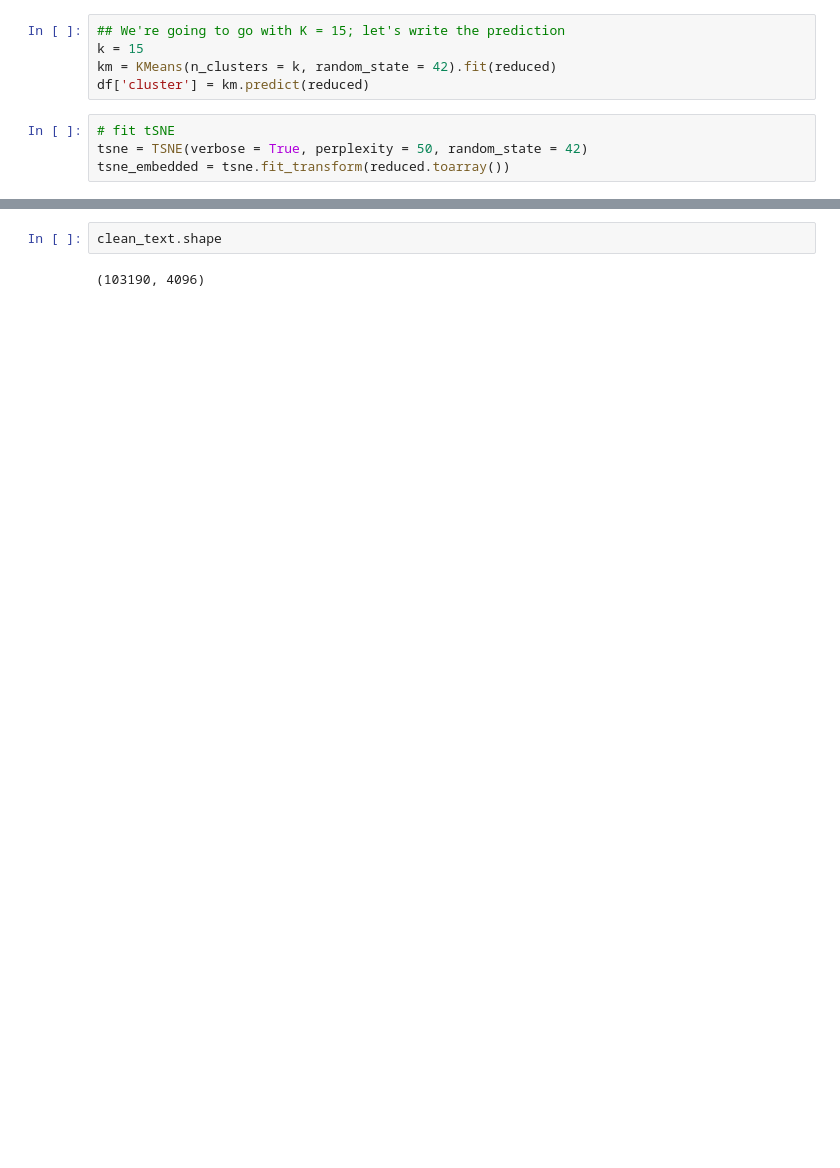
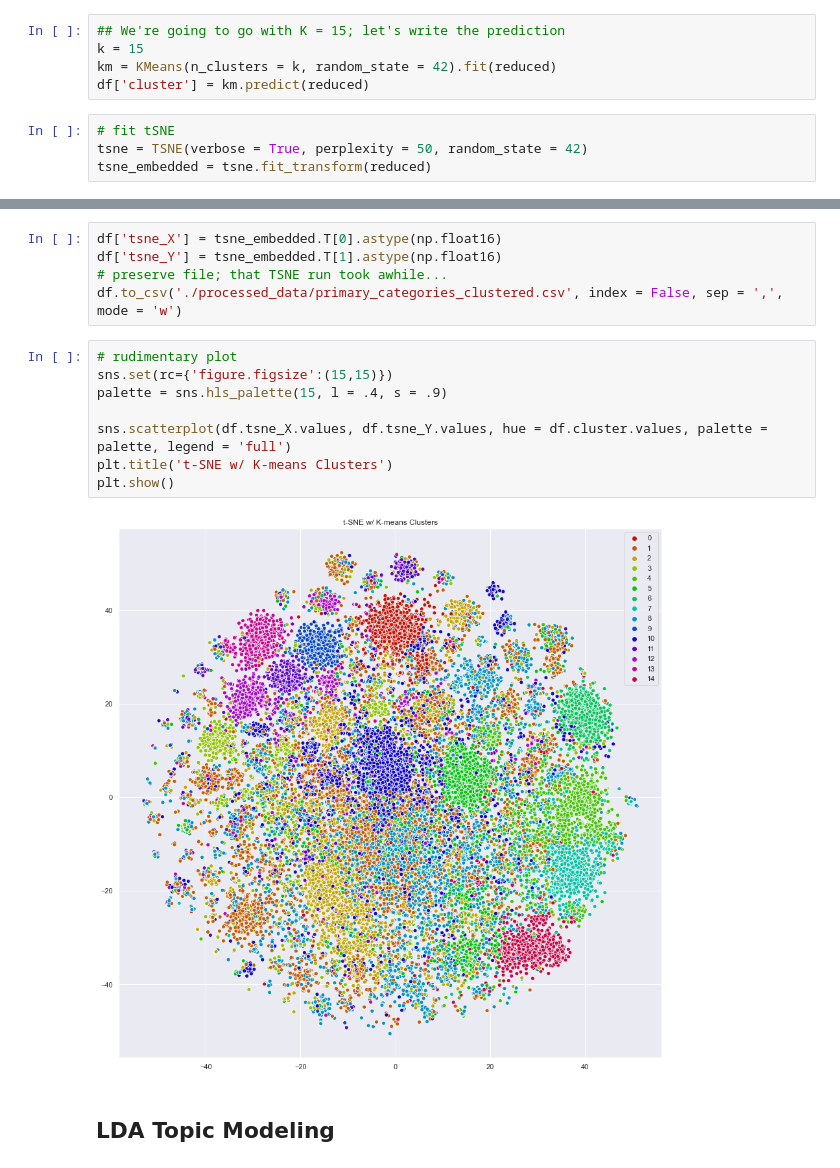
Before and after one commit to cbenge509/arxiv-ai-analysis, a Jupyter notebook: Clustering and Topic Modeling.ipynb, the cells around one changed output, grey strips where cells are left out. Saved outputs shown, nothing was run; the diff lists cells and outputs as text; blank space fills up the shorter version.

```diff
--- a/Clustering and Topic Modeling.ipynb
+++ b/Clustering and Topic Modeling.ipynb
@@ -193,5 +204,5 @@ df['cluster'] = km.predict(reduced)
 # %%
 # fit tSNE
 tsne = TSNE(verbose = True, perplexity = 50, random_state = 42)
-tsne_embedded = tsne.fit_transform(reduced.toarray())
+tsne_embedded = tsne.fit_transform(reduced)
 # %% [output]
@@ -200,5 +226,18 @@ KeyboardInterrupt:
-# %%
-clean_text.shape
-# %% [output]
-(103190, 4096)
+# %%
+df['tsne_X'] = tsne_embedded.T[0].astype(np.float16)
+df['tsne_Y'] = tsne_embedded.T[1].astype(np.float16)
+# preserve file; that TSNE run took awhile...
+df.to_csv('./processed_data/primary_categories_clustered.csv', index = False, sep = ',', mode = 'w')
+# %%
+# rudimentary plot
+sns.set(rc={'figure.figsize':(15,15)})
+palette = sns.hls_palette(15, l = .4, s = .9)
+
+sns.scatterplot(df.tsne_X.values, df.tsne_Y.values, hue = df.cluster.values, palette = palette, legend = 'full')
+plt.title('t-SNE w/ K-means Clusters')
+plt.show()
+# %% [output]
+[figure, added]
+# %% [markdown]
+## LDA Topic Modeling
 # %%
```
Also changed, not shown: parts of 12 cells of this notebook, 11 other files.
